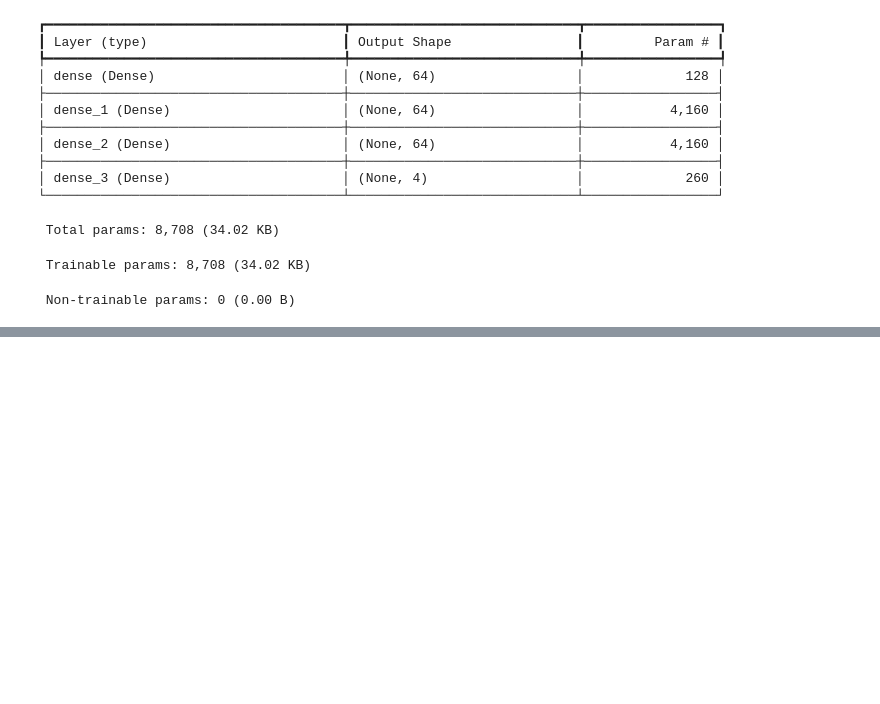
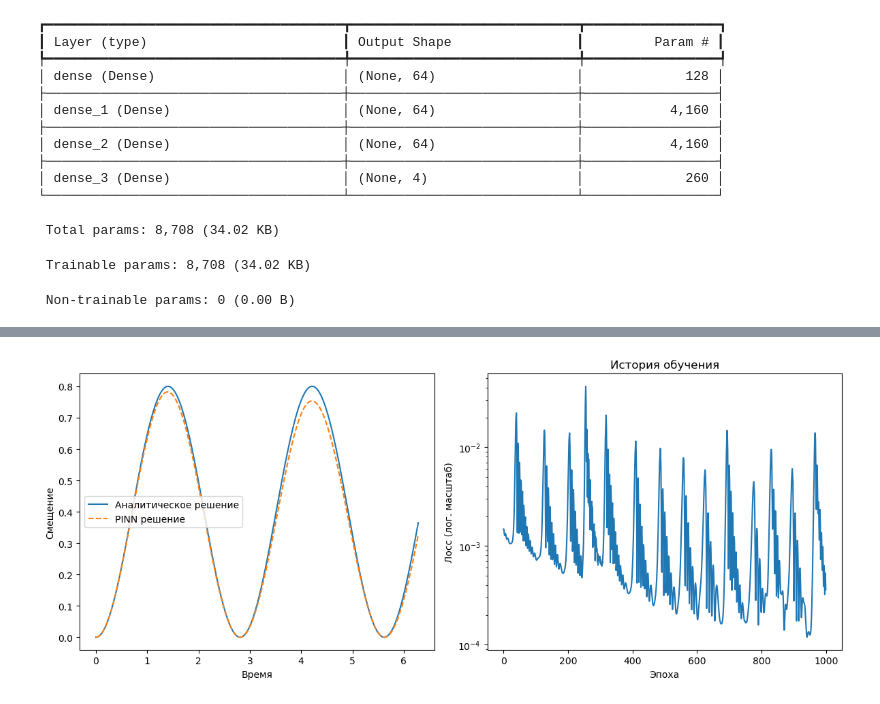
Before and after one commit to feedbec/ML_NN_optics_lectures, a Jupyter notebook: lec_9.ipynb, the cells around one changed output, grey strips where cells are left out. Drawn from its saved outputs; the diff is of its cells as text; code cells hidden in the pictures; blank space fills up the shorter version.

```diff
--- a/lec_9.ipynb
+++ b/lec_9.ipynb
@@ -89,8 +89,8 @@ import matplotlib.pyplot as plt
 # Параметры задачи
 gamma = 1.0 # Константа связи
 Delta = 1.0 # отстройка резонатор от перехода
-epochs = 10000  # Увеличим количество эпох
-n_samples = 5000  # Увеличим число точек
+epochs = 1000  # Увеличим количество эпох
+n_samples = 500  # Увеличим число точек
 
 # Генерация данных как тензоров TensorFlow
 t_initial = tf.constant([[0.0]], dtype=tf.float32)  # 2D тензор для начального условия
@@ -104,7 +104,7 @@ model = tf.keras.Sequential([
     tf.keras.layers.Dense(4, kernel_initializer='random_normal')
 ])
 
-optimizer = tf.keras.optimizers.Adam(learning_rate=0.0001)
+optimizer = tf.keras.optimizers.Adam(learning_rate=0.01)
 # %%
 model.summary()
 # %% [output]
@@ -196,31 +203,33 @@ def f(y, t, g, d):
   dcb0_i = - g*(ca1_r*np.cos(d*t) - ca1_i*np.sin(d*t))
   return [dca1_r, dca1_i, dcb0_r, dcb0_i]
 
 # Initial conditions
 y0 = [0.0, 0.0, 1.0, 0.0]
 
 # Time points
 t = np.linspace(0, 2*np.pi, 500)
 
 # Solve ODE
 sol = odeint(f, y0, t, args=(gamma, Delta))
 
 t_test = t.reshape(-1, 1)
 y_pred = model.predict(t_test, verbose=0)[:,0]**2 + model.predict(t_test, verbose=0)[:,1]**2
-y_true = np.cos(0.5*Omega_R*t_test)**2
+y_true = sol[:,0]**2 + sol[:,1]**2
 
 plt.figure(figsize=(12, 5))
 plt.subplot(1, 2, 1)
 plt.plot(t_test, sol[:, 0]**2 + sol[:, 1]**2, label='Аналитическое решение')
 plt.plot(t_test, y_pred, '--', label='PINN решение')
 plt.xlabel('Время')
 plt.ylabel('Смещение')
 plt.legend()
 
 plt.subplot(1, 2, 2)
 plt.semilogy(loss_history)
 plt.xlabel('Эпоха')
 plt.ylabel('Лосс (лог. масштаб)')
 plt.title('История обучения')
 plt.tight_layout()
 plt.show()
+# %% [output]
+[figure, added]
```
Also changed, not shown: parts of 3 cells of this notebook.
